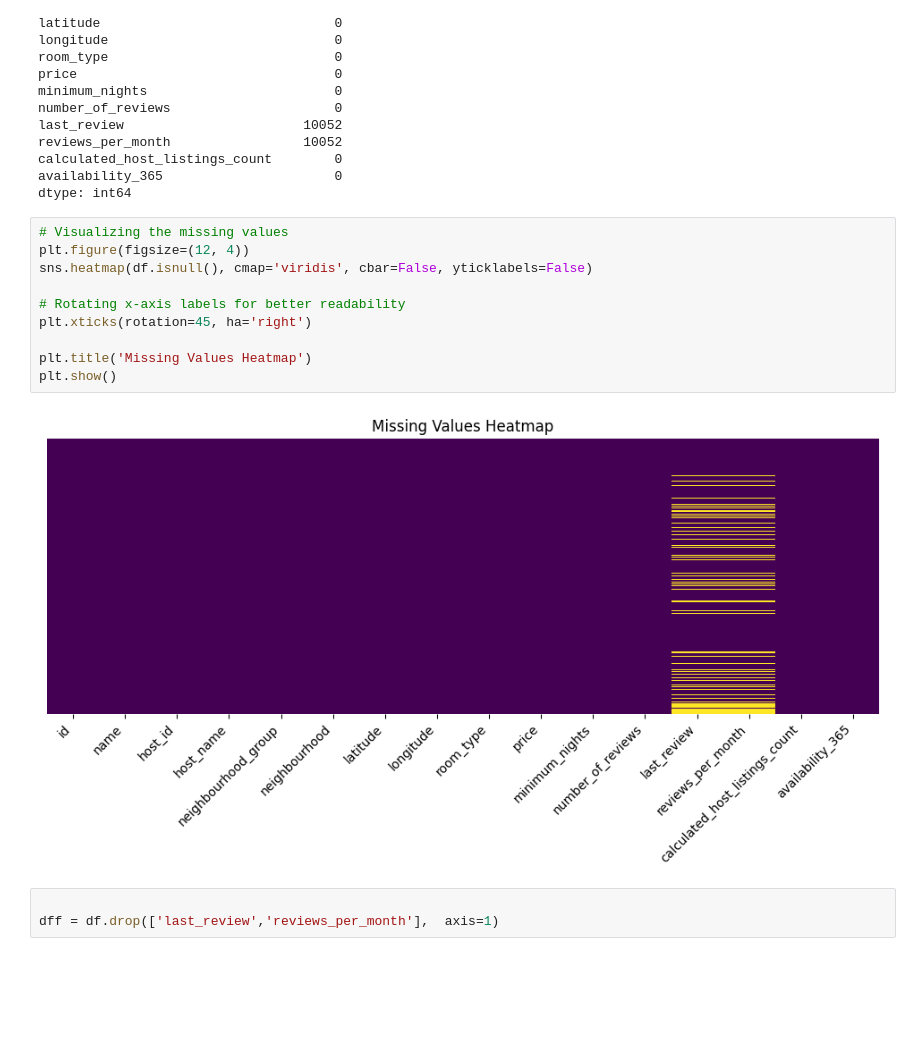
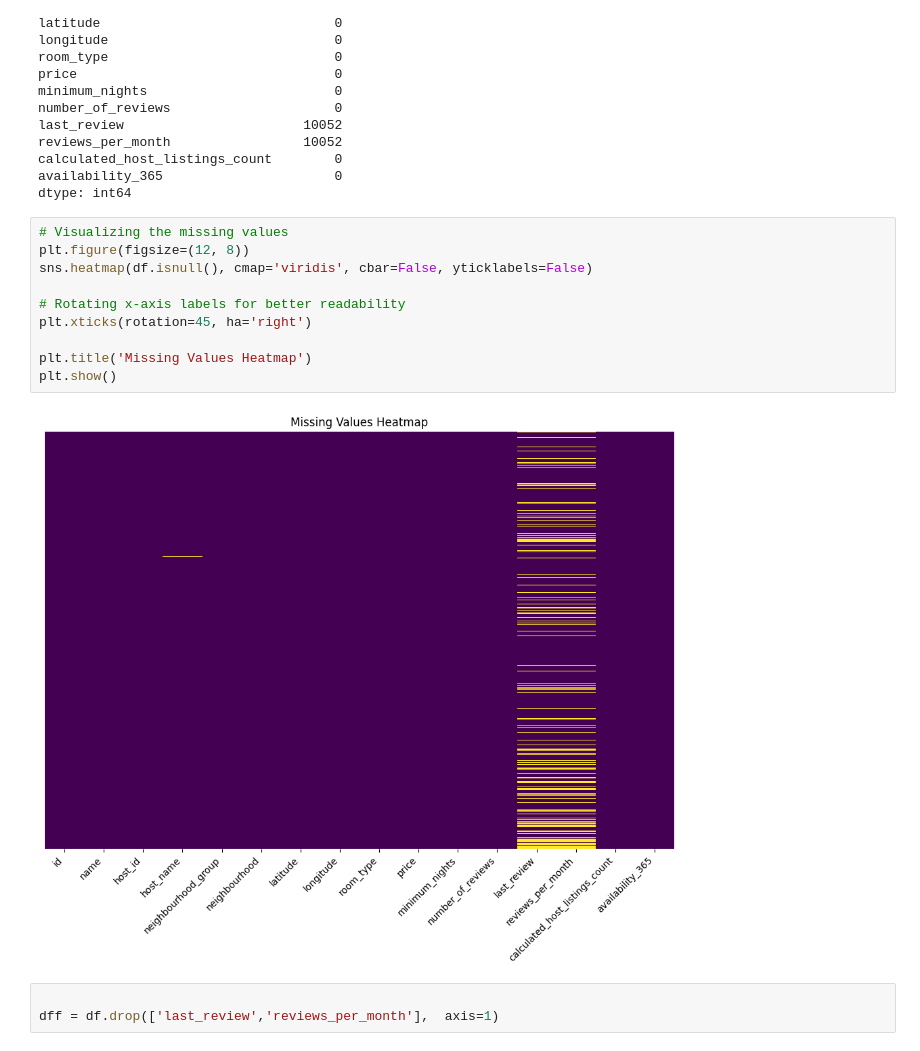
Before and after one commit to Jit562/EDA_AIRBNB_NYC_2019_Data_Analysis, a Jupyter notebook: EDA_AIRBNB_NYC_2019.ipynb, the cells around one changed output. Drawn from its saved outputs; the diff is of its cells as text; blank space fills up the shorter version.

```diff
--- a/EDA_AIRBNB_NYC_2019.ipynb
+++ b/EDA_AIRBNB_NYC_2019.ipynb
@@ -199,16 +199,16 @@ availability_365                      0
 dtype: int64
 # %%
 # Visualizing the missing values
-plt.figure(figsize=(12, 4))
+plt.figure(figsize=(12, 8))
 sns.heatmap(df.isnull(), cmap='viridis', cbar=False, yticklabels=False)
 
 # Rotating x-axis labels for better readability
 plt.xticks(rotation=45, ha='right')
 
 plt.title('Missing Values Heatmap')
 plt.show()
 # %% [output]
-[figure, old version]
+[figure, new version]
 # %%
 
 dff = df.drop(['last_review','reviews_per_month'],  axis=1)
```
Also changed, not shown: parts of 86 cells of this notebook.
